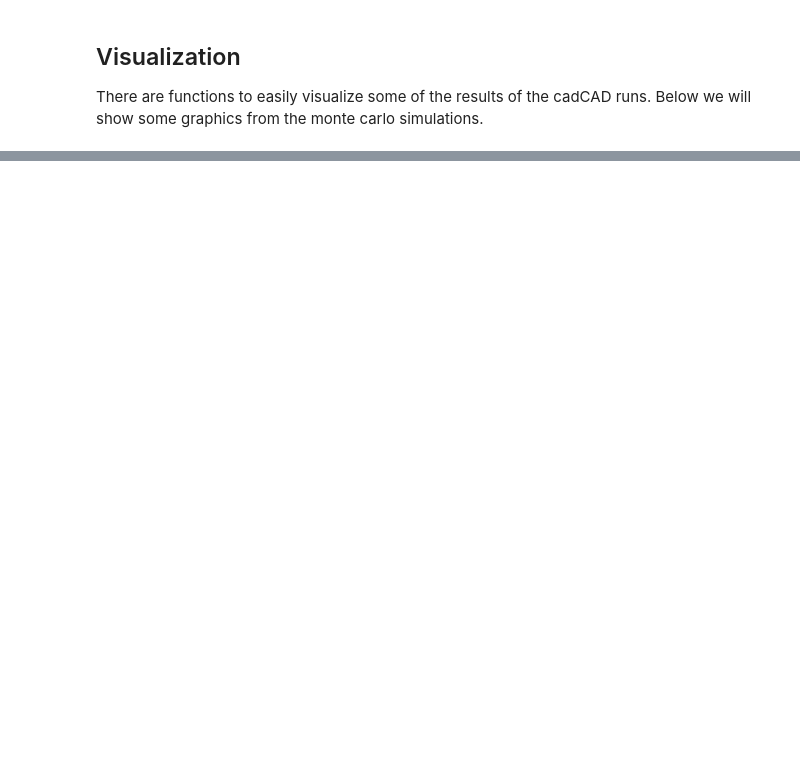
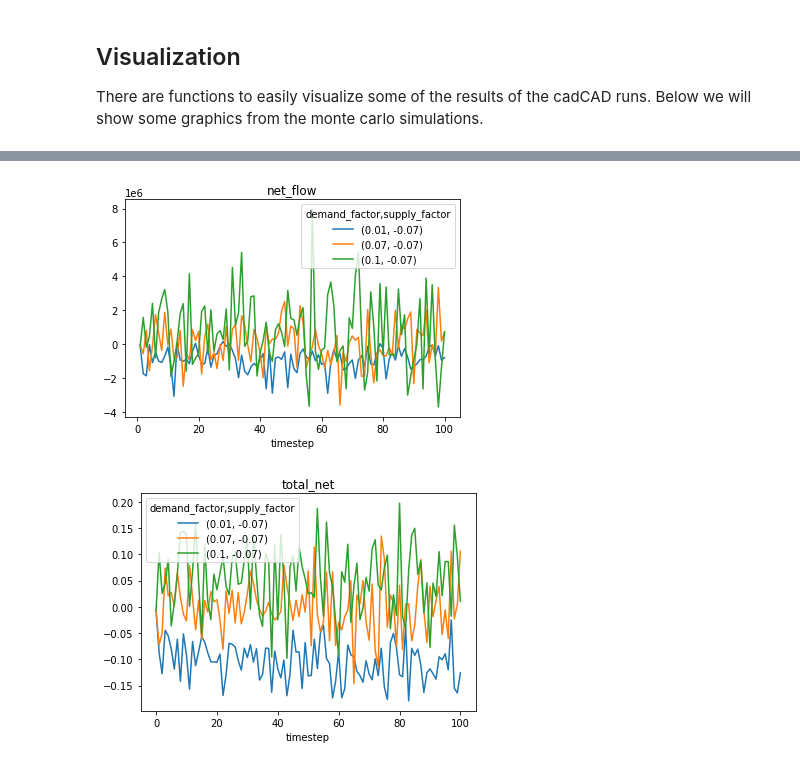
Before and after one commit to OlympusDAO/olympus-digital-twin, a Jupyter notebook: RBS_analysis.ipynb, the cells around one changed output, grey strips where cells are left out. Drawn from its saved outputs; the diff is of its cells as text; code cells hidden in the pictures; blank space fills up the shorter version.

Commit message:
added additional RBS analysis with parameter sweeping and price tracking

```diff
--- a/RBS_analysis.ipynb
+++ b/RBS_analysis.ipynb
@@ -11,20 +11,20 @@ from model.utility.default_initial_state import default_initial_state1 as initia
 # Fill in the initial state
 from model.utility.initial_state_functions import fill_in_initial_state
 initial_state = fill_in_initial_state(initial_state, params)
-params["demand_factor"] = [0.07]#[0.5,0.1]#
-params["supply_factor"] = [-.07]#[-.01,-0.1]#
+# params["demand_factor"] = [0.07]#[0.5,0.1]#
+# params["supply_factor"] = [-.07]#[-.01,-0.1]#
 # %%
-# from itertools import product
+from itertools import product
 
-# # Change the demand and supply factors to set up different market conditions
-# demand_sweep = [0.1,0.05,0.01] # demand should always be positive
-# supply_sweep = [-.05] # supply should always be positive
-# sweeps = list(product(*[demand_sweep, supply_sweep]))
+# Change the demand and supply factors to set up different market conditions
+demand_sweep = [0.1,0.07,0.01] # demand should always be positive
+supply_sweep = [-.07] # supply should always be positive
+sweeps = list(product(*[demand_sweep, supply_sweep]))
 
-# demand_sweep = [x[0] for x in sweeps]
-# supply_sweep = [x[1] for x in sweeps]
-# params["demand_factor"] = demand_sweep
-# params["supply_factor"] = supply_sweep
+demand_sweep = [x[0] for x in sweeps]
+supply_sweep = [x[1] for x in sweeps]
+params["demand_factor"] = demand_sweep
+params["supply_factor"] = supply_sweep
 # %% [markdown]
 ## Run Experiment
 
@@ -93,0 +69,8 @@ plot_all_sims([ "ma_target", "lb_target","price_target","lower_target_wall","low
+# %%
+
+plot_grouped_variables_average([ "net_flow","total_net"],
+                               ["demand_factor", "supply_factor"],
+                               df)
+# %% [output]
+[figure, added]
+[figure, added]
```
Also changed, not shown: parts of 10 cells of this notebook, 1 other file.
